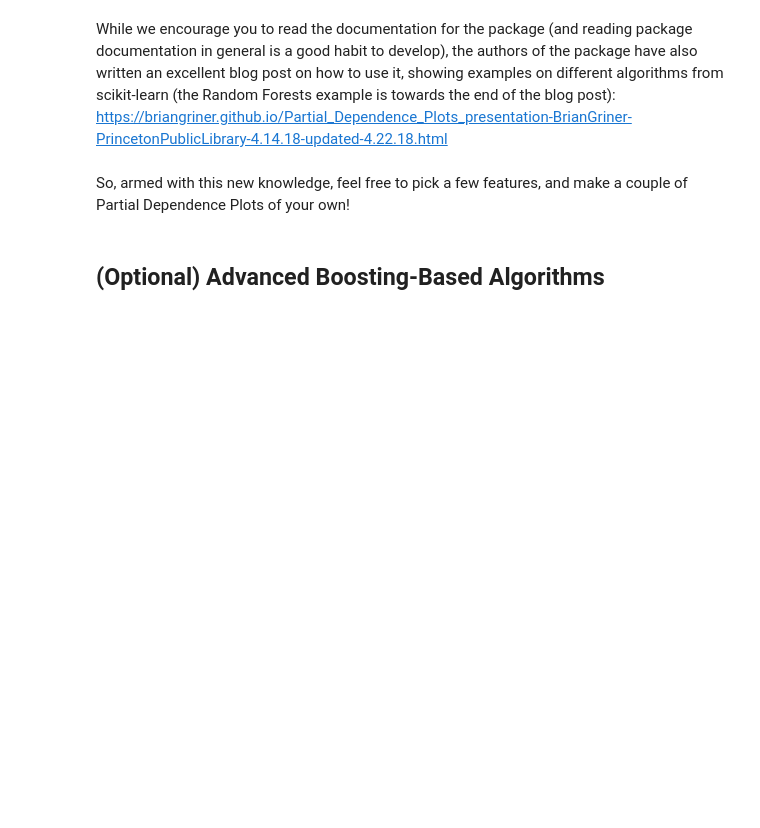
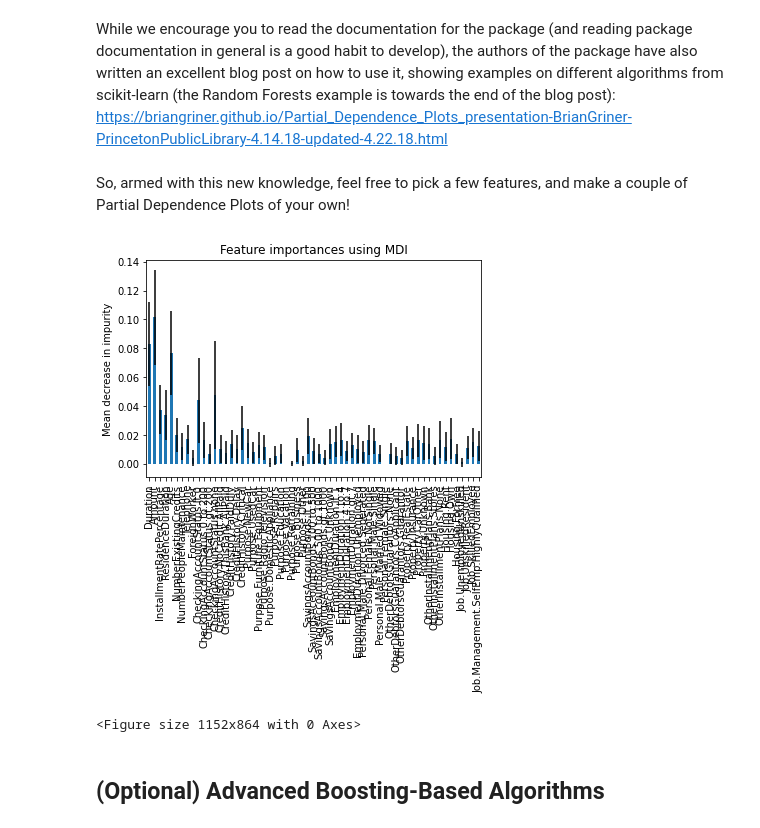
Before and after one commit to aMehdipour/Springboard-Machine-Learning-Mini-Projects, a Jupyter notebook: Mini_Project_Tree-Based_Algorithms.ipynb, the cells around one changed output. Cells and saved outputs as stored; diff of their text form; code cells hidden in the pictures; blank space fills up the shorter version.

```diff
--- a/Mini_Project_Tree-Based_Algorithms.ipynb
+++ b/Mini_Project_Tree-Based_Algorithms.ipynb
@@ -208,3 +231,9 @@ Now you try! Let's visualize the importance of features from your Random Forests
+# %%
+# Your code here
+importances = GC_rf.feature_importances_
+
+std = np.std([
+    tree.feature_importances_ for tree in GC_rf.estimators_], axis=0)
 # %% [markdown]
 A final method for gaining some insight into the inner working of your Random Forests models is a so-called Partial Dependence Plot. The Partial Dependence Plot (PDP or PD plot) shows the marginal effect of a feature on the predicted outcome of a previously fit model. The prediction function is fixed at a few values of the chosen features and averaged over the other features. A partial dependence plot can show if the relationship between the target and a feature is linear, monotonic or more complex.
 
@@ -215,6 +244,17 @@ While we encourage you to read the documentation for the package (and reading pa
 So, armed with this new knowledge, feel free to pick a few features, and make a couple of Partial Dependence Plots of your own!
 # %%
 # Your code here!
+forest_importances = pd.Series(importances, index=X.columns)
+# %%
+fig, ax = plt.subplots()
+plt.figure(figsize=(16,12))
+forest_importances.plot.bar(yerr=std, ax=ax)
+ax.set_title("Feature importances using MDI")
+ax.set_ylabel("Mean decrease in impurity")
+plt.show()
+# %% [output]
+[figure, added]
+<Figure size 1152x864 with 0 Axes>
 # %% [markdown]
 ## (Optional) Advanced Boosting-Based Algorithms
 # %% [markdown]
```
Also changed, not shown: parts of 16 cells of this notebook.
